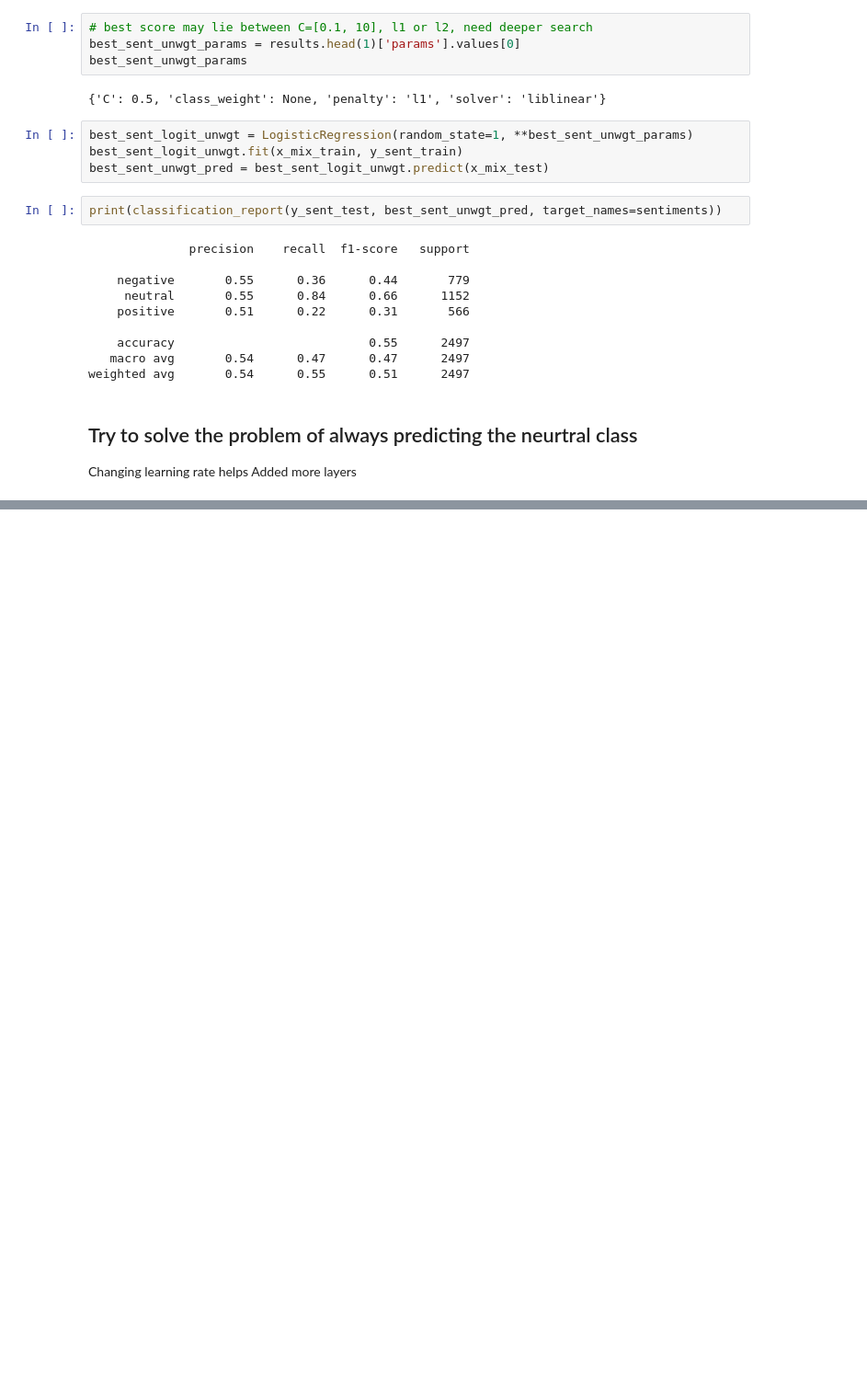
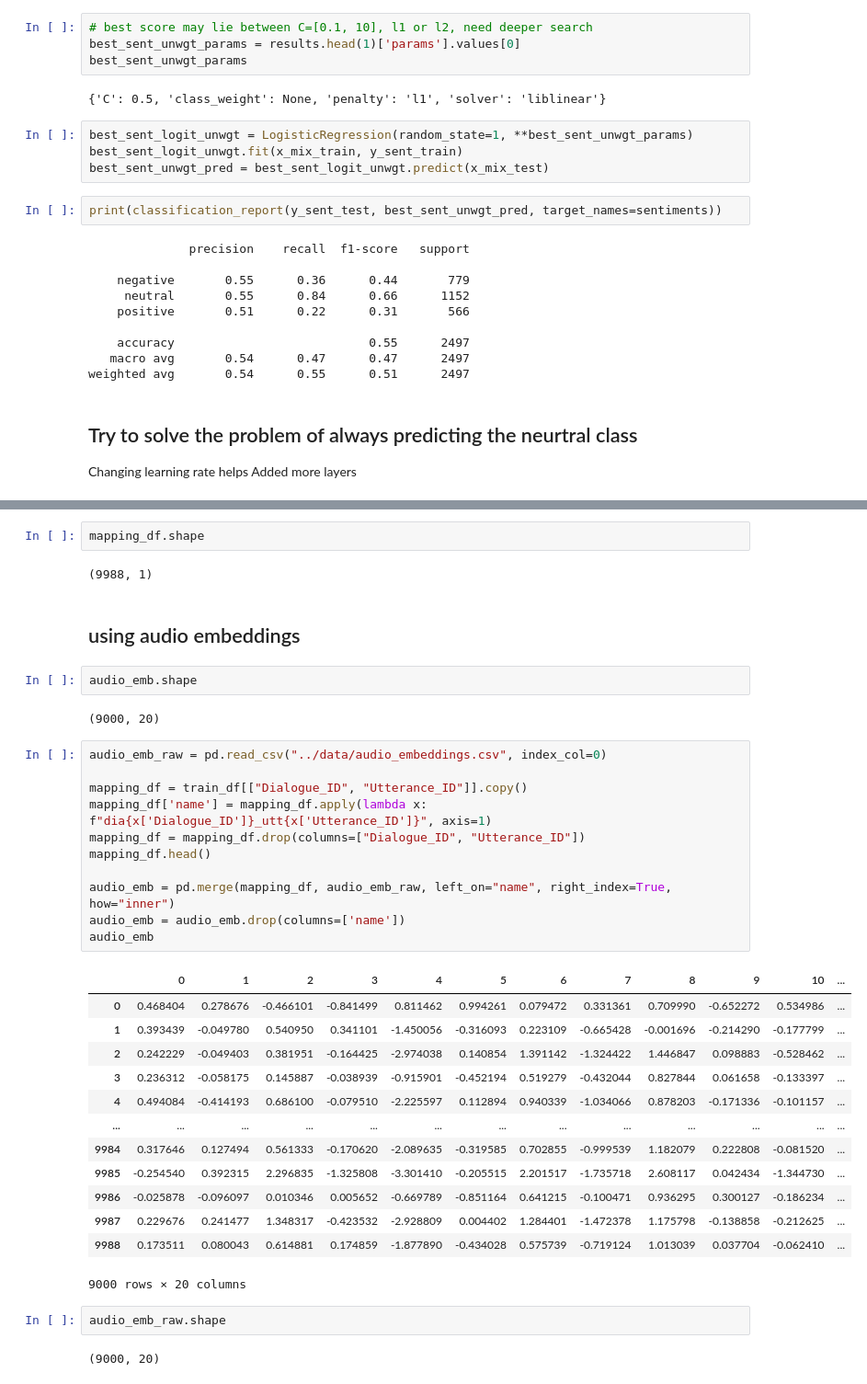
Before and after one commit to Hadryan/AuSpeech, a Jupyter notebook: audio/classifiers_w_audio_YZ.ipynb, the cells around one changed output, grey strips where cells are left out. Shown at 92% size. Drawn from its saved outputs; the diff is of its cells as text; blank space fills up the shorter version.

```diff
--- a/audio/classifiers_w_audio_YZ.ipynb
+++ b/audio/classifiers_w_audio_YZ.ipynb
@@ -981,0 +1108,39 @@ weighted avg       0.26      0.46      0.30      2497
+# %%
+mapping_df.shape
+# %% [output]
+(9988, 1)
+# %% [markdown]
+## using audio embeddings
+# %%
+audio_emb.shape
+# %% [output]
+(9000, 20)
+# %%
+audio_emb_raw = pd.read_csv("../data/audio_embeddings.csv", index_col=0)
+
+mapping_df = train_df[["Dialogue_ID", "Utterance_ID"]].copy()
+mapping_df['name'] = mapping_df.apply(lambda x: f"dia{x['Dialogue_ID']}_utt{x['Utterance_ID']}", axis=1)
+mapping_df = mapping_df.drop(columns=["Dialogue_ID", "Utterance_ID"])
+mapping_df.head()
+
+audio_emb = pd.merge(mapping_df, audio_emb_raw, left_on="name", right_index=True, how="inner")
+audio_emb = audio_emb.drop(columns=['name'])
+audio_emb
+# %% [output]
+|  | 0 | 1 | 2 | 3 | 4 | 5 | 6 | 7 | 8 | 9 | 10 | ... |
+| 0 | 0.468404 | 0.278676 | -0.466101 | -0.841499 | 0.811462 | 0.994261 | 0.079472 | 0.331361 | 0.709990 | -0.652272 | 0.534986 | ... |
+| 1 | 0.393439 | -0.049780 | 0.540950 | 0.341101 | -1.450056 | -0.316093 | 0.223109 | -0.665428 | -0.001696 | -0.214290 | -0.177799 | ... |
+| 2 | 0.242229 | -0.049403 | 0.381951 | -0.164425 | -2.974038 | 0.140854 | 1.391142 | -1.324422 | 1.446847 | 0.098883 | -0.528462 | ... |
+| 3 | 0.236312 | -0.058175 | 0.145887 | -0.038939 | -0.915901 | -0.452194 | 0.519279 | -0.432044 | 0.827844 | 0.061658 | -0.133397 | ... |
+| 4 | 0.494084 | -0.414193 | 0.686100 | -0.079510 | -2.225597 | 0.112894 | 0.940339 | -1.034066 | 0.878203 | -0.171336 | -0.101157 | ... |
+| ... | ... | ... | ... | ... | ... | ... | ... | ... | ... | ... | ... | ... |
+| 9984 | 0.317646 | 0.127494 | 0.561333 | -0.170620 | -2.089635 | -0.319585 | 0.702855 | -0.999539 | 1.182079 | 0.222808 | -0.081520 | ... |
+| 9985 | -0.254540 | 0.392315 | 2.296835 | -1.325808 | -3.301410 | -0.205515 | 2.201517 | -1.735718 | 2.608117 | 0.042434 | -1.344730 | ... |
+| 9986 | -0.025878 | -0.096097 | 0.010346 | 0.005652 | -0.669789 | -0.851164 | 0.641215 | -0.100471 | 0.936295 | 0.300127 | -0.186234 | ... |
+| 9987 | 0.229676 | 0.241477 | 1.348317 | -0.423532 | -2.928809 | 0.004402 | 1.284401 | -1.472378 | 1.175798 | -0.138858 | -0.212625 | ... |
+| 9988 | 0.173511 | 0.080043 | 0.614881 | 0.174859 | -1.877890 | -0.434028 | 0.575739 | -0.719124 | 1.013039 | 0.037704 | -0.062410 | ... |
+9000 rows × 20 columns
+# %%
+audio_emb_raw.shape
+# %% [output]
+(9000, 20)
```
Also changed, not shown: parts of 87 cells of this notebook.
